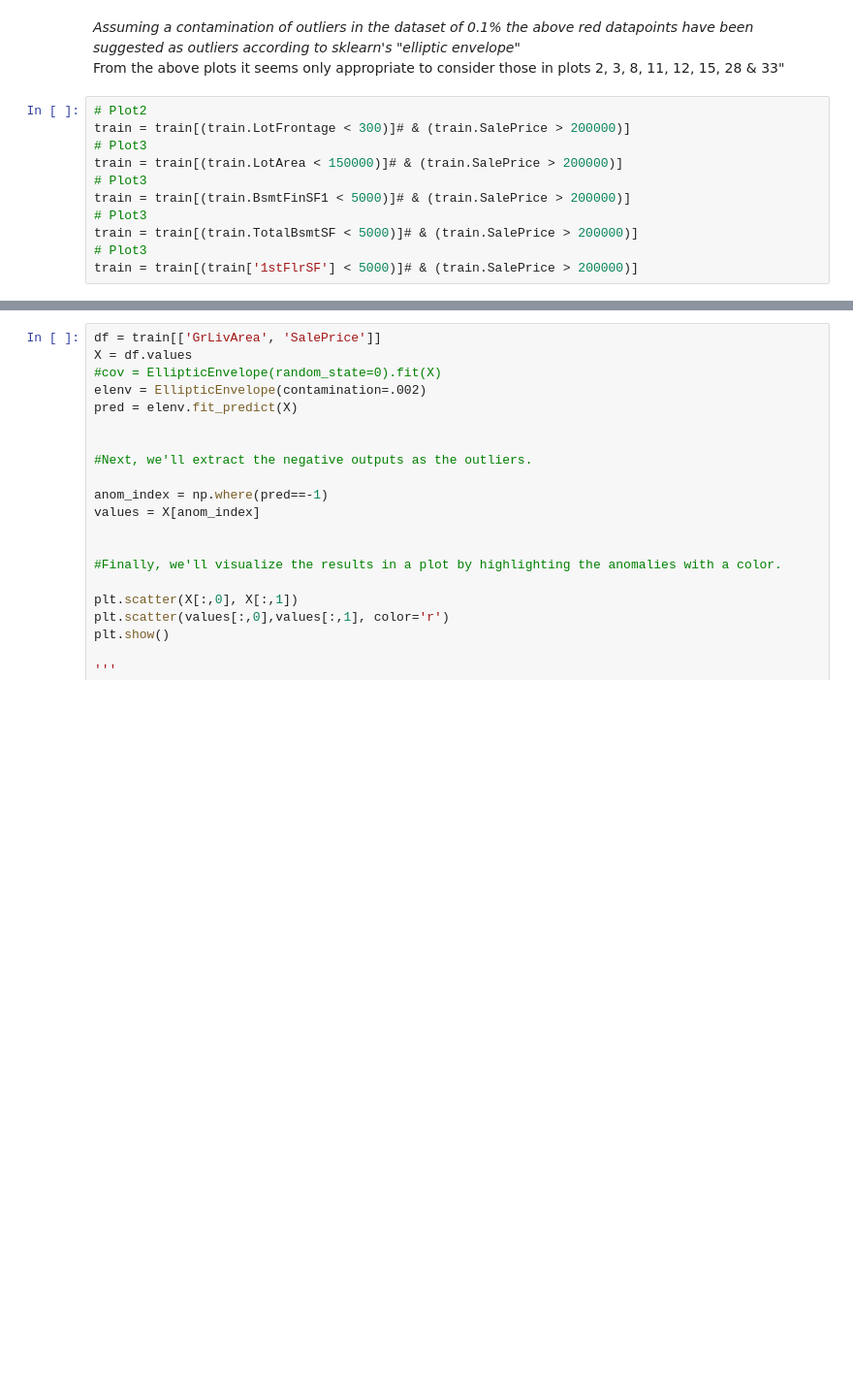
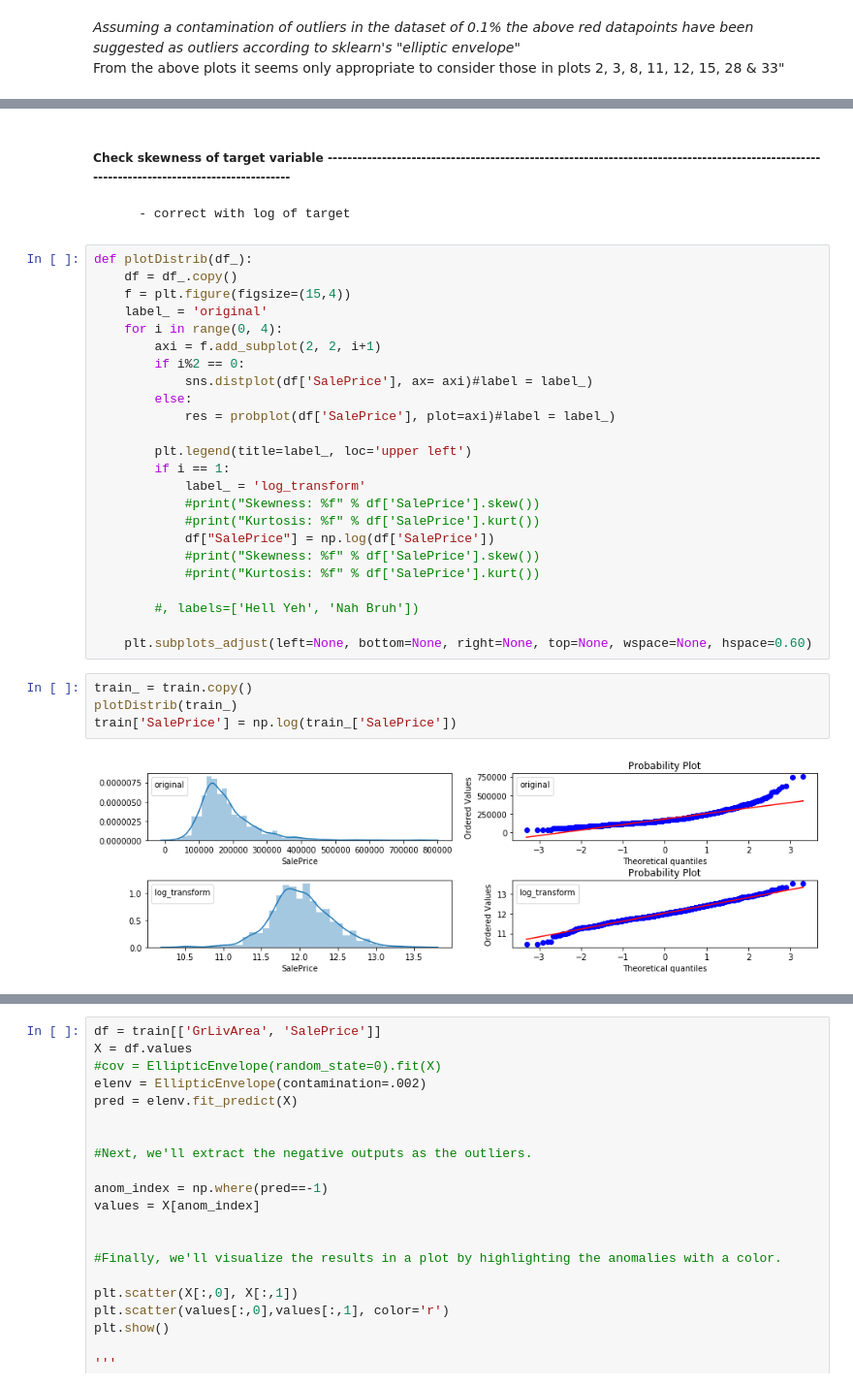
Before and after one commit to j-greggazz/Kaggle, a Jupyter notebook: House_Prices_Regression/notebooks/House_Prices_Regression.ipynb, the cells around one changed output, grey strips where cells are left out. Shown at 97% size. Saved outputs shown, nothing was run; the diff lists cells and outputs as text; blank space fills up the shorter version.

Commit message:
updated house prices

```diff
--- a/House_Prices_Regression/notebooks/House_Prices_Regression.ipynb
+++ b/House_Prices_Regression/notebooks/House_Prices_Regression.ipynb
@@ -190,13 +194,2 @@ plt.subplots_adjust(left=None, bottom=None, right=None, top=None, wspace=None, h
 # %% [markdown]
 *Assuming a contamination of outliers in the dataset of 0.1% the above red datapoints have been suggested as outliers according to sklearn's "elliptic envelope"* <br> From the above plots it seems only appropriate to consider those in plots 2, 3, 8, 11, 12, 15, 28 & 33"
-# %%
-# Plot2
-train = train[(train.LotFrontage < 300)]# & (train.SalePrice > 200000)]
-# Plot3
-train = train[(train.LotArea < 150000)]# & (train.SalePrice > 200000)]
-# Plot3
-train = train[(train.BsmtFinSF1 < 5000)]# & (train.SalePrice > 200000)]
-# Plot3
-train = train[(train.TotalBsmtSF < 5000)]# & (train.SalePrice > 200000)]
-# Plot3
-train = train[(train['1stFlrSF'] < 5000)]# & (train.SalePrice > 200000)]
@@ -205,0 +221,33 @@ train = train[(train['1stFlrSF'] < 5000)]# & (train.SalePrice > 200000)]
+# %% [markdown]
+##### Check skewness of target variable --------------------------------------------------------------------------------------------------------------------------------------------
+        - correct with log of target
+# %%
+def plotDistrib(df_):
+    df = df_.copy()
+    f = plt.figure(figsize=(15,4))
+    label_ = 'original'
+    for i in range(0, 4):
+        axi = f.add_subplot(2, 2, i+1)
+        if i%2 == 0:
+            sns.distplot(df['SalePrice'], ax= axi)#label = label_)
+        else:
+            res = probplot(df['SalePrice'], plot=axi)#label = label_)
+
+        plt.legend(title=label_, loc='upper left')
+        if i == 1:
+            label_ = 'log_transform'
+            #print("Skewness: %f" % df['SalePrice'].skew())
+            #print("Kurtosis: %f" % df['SalePrice'].kurt())
+            df["SalePrice"] = np.log(df['SalePrice'])
+            #print("Skewness: %f" % df['SalePrice'].skew())
+            #print("Kurtosis: %f" % df['SalePrice'].kurt())
+
+        #, labels=['Hell Yeh', 'Nah Bruh'])
+
+    plt.subplots_adjust(left=None, bottom=None, right=None, top=None, wspace=None, hspace=0.60)
+# %%
+train_ = train.copy()
+plotDistrib(train_)
+train['SalePrice'] = np.log(train_['SalePrice'])
+# %% [output]
+[figure, added]
```
Also changed, not shown: parts of 34 cells of this notebook.
